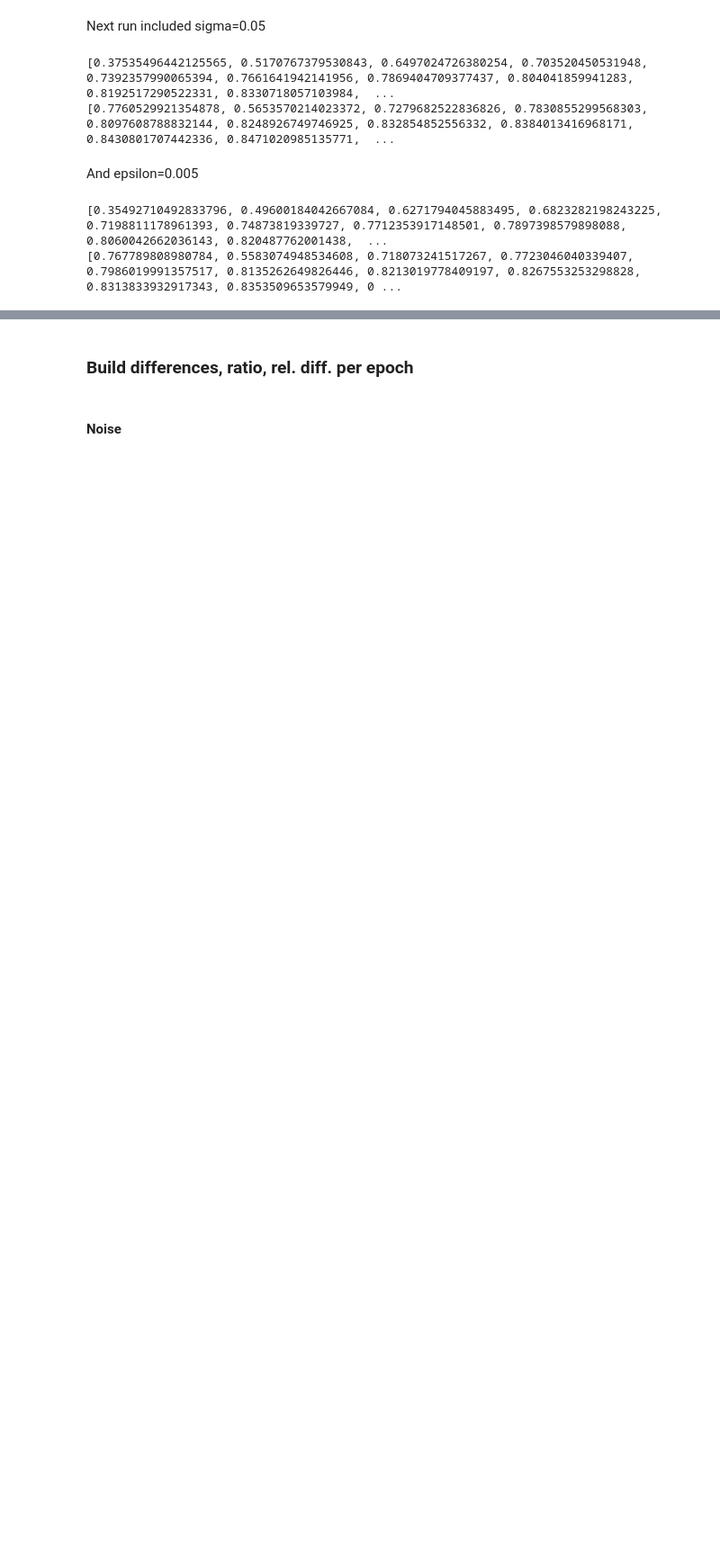
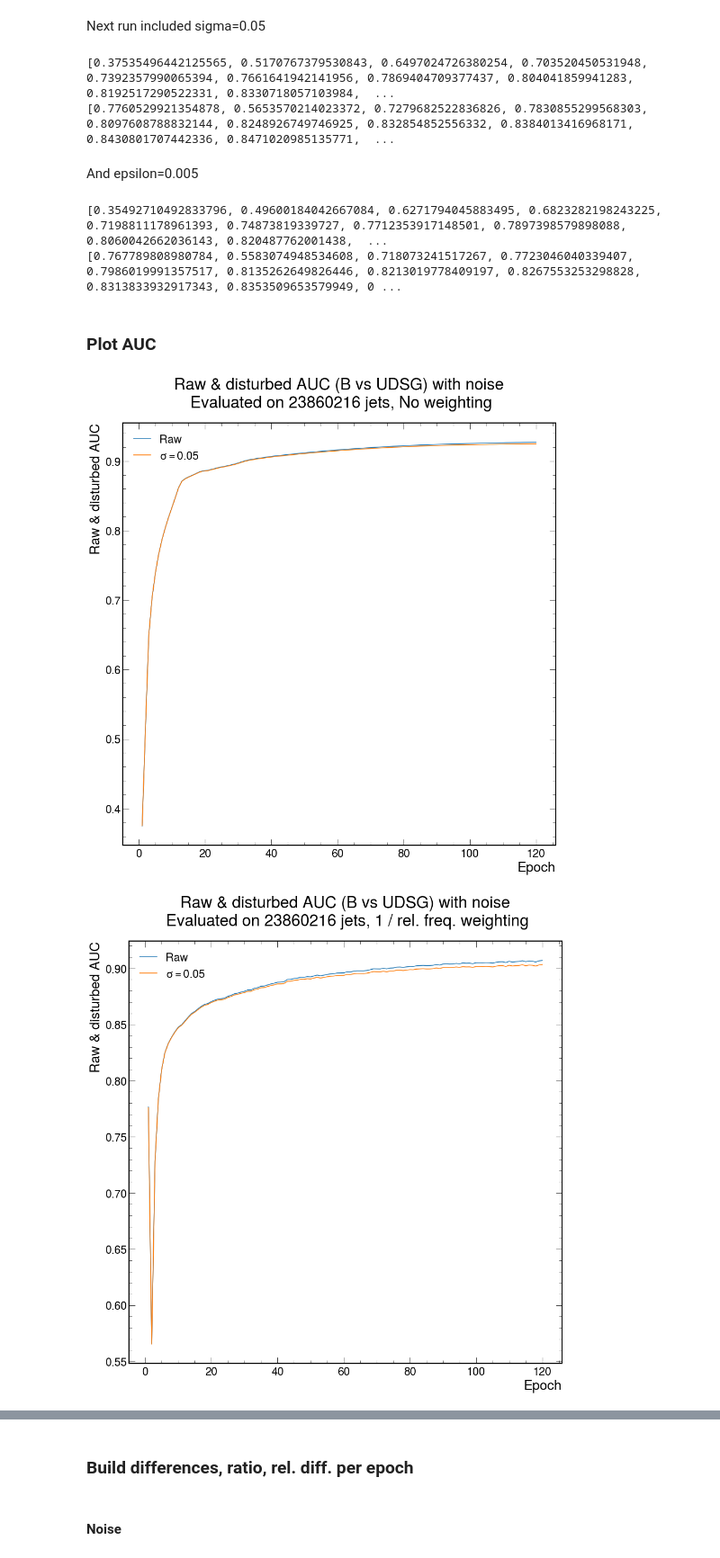
Before and after one commit to AnnikaStein/AI_Safety_2021, a Jupyter notebook: plot_auc_epochs.ipynb, the cells around one changed output, grey strips where cells are left out. Shown at 90% size. Cells and saved outputs as stored; diff of their text form; code cells hidden in the pictures; blank space fills up the shorter version.

```diff
--- a/plot_auc_epochs.ipynb
+++ b/plot_auc_epochs.ipynb
@@ -166,0 +170,36 @@ print(auc2_fgsm_0005)
+# %% [markdown]
+### Plot AUC
+# %%
+for i, s in enumerate(sigmas):
+    for method in [0,2]:
+        plt.figure(5,[15,15])
+        plt.xlabel('Epoch')
+        plt.ylabel('Raw & disturbed AUC')
+        if method == 0:
+            plt.title(f'Raw & disturbed AUC (B vs UDSG) with noise\n Evaluated on {int(np.sum(length_data_test))} jets, No weighting',y=1.03)
+            plt.plot(at_epoch,auc0_raw,label='Raw')
+            if s == 0.05:
+                plt.plot(at_epoch,auc0_noise_005,label=f'$\sigma={s}$')
+            else:
+                plt.plot(at_epoch,auc0_noise_01,label=f'$\sigma={s}$')
+        else:
+            plt.title(f'Raw & disturbed AUC (B vs UDSG) with noise\n Evaluated on {int(np.sum(length_data_test))} jets, 1 / rel. freq. weighting',y=1.03)
+            plt.plot(at_epoch,auc2_raw,label='Raw')
+            if s == 0.05:
+                plt.plot(at_epoch,auc2_noise_005,label=f'$\sigma={s}$')
+            else:
+                plt.plot(at_epoch,auc2_noise_01,label=f'$\sigma={s}$')
+
+        plt.legend()
+        sigm = str(s).replace('.','')
+        if method == 0:
+            plt.savefig(f'/home/um106329/aisafety/models/weighted/compare/compare_auc_as_is_noise_{sigm}_v2.png', bbox_inches='tight', dpi=300, facecolor='w', transparent=False)
+        else:
+            plt.savefig(f'/home/um106329/aisafety/models/weighted/compare/compare_auc_new_noise_{sigm}_v2.png', bbox_inches='tight', dpi=300, facecolor='w', transparent=False)
+        plt.show(block=False)
+        time.sleep(5)
+        plt.close('all')
+        gc.collect(2)
+# %% [output]
+[figure, added]
+[figure, added]
```
Also changed, not shown: parts of 5 cells of this notebook.
